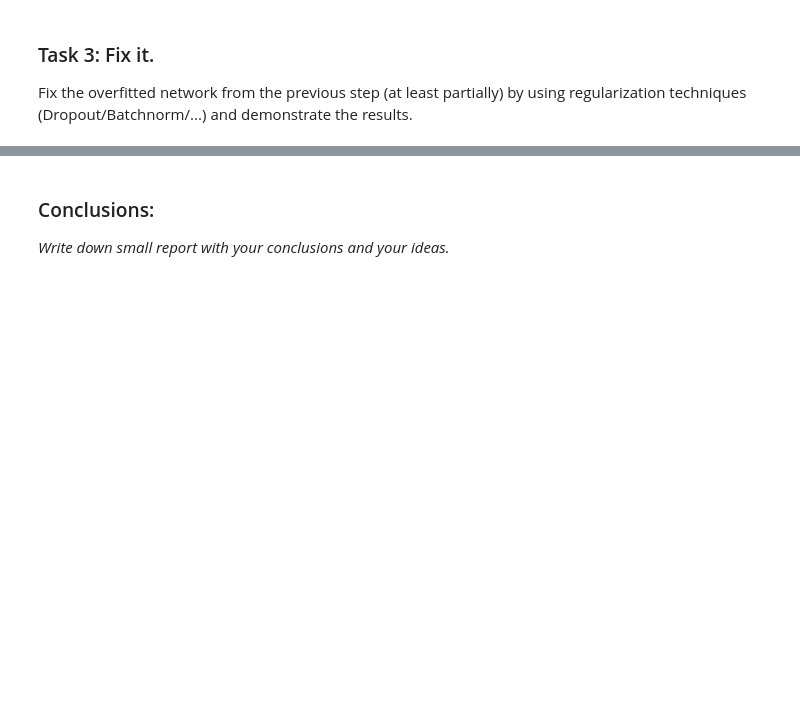
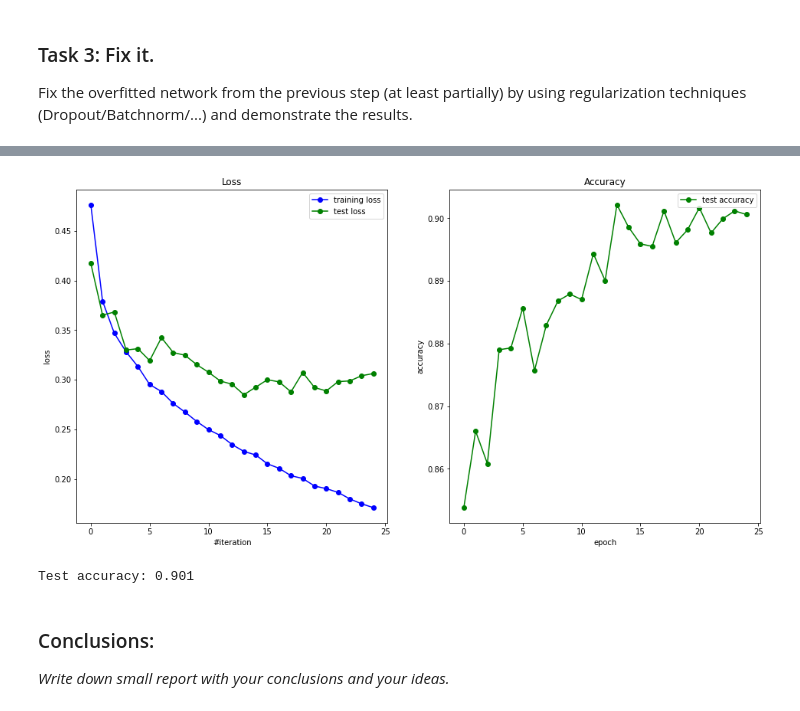
Before and after one commit to aeglushkov/made-ml-2021, a Jupyter notebook: homeworks/lab02_deep_learning/Lab2_DL_part2_overfitting.ipynb, the cells around one changed output, grey strips where cells are left out. Drawn from its saved outputs; the diff is of its cells as text; code cells hidden in the pictures; blank space fills up the shorter version.

```diff
--- a/homeworks/lab02_deep_learning/Lab2_DL_part2_overfitting.ipynb
+++ b/homeworks/lab02_deep_learning/Lab2_DL_part2_overfitting.ipynb
@@ -224,10 +339,19 @@ class FixedNeuralNetwork(nn.Module):
         self.model = nn.Sequential(
             nn.Flatten(), # This layer converts image into a vector to use Linear layers afterwards
             # Your network structure comes here
+            nn.Linear(input_shape, input_shape * 2),
+            nn.BatchNorm1d(input_shape * 2),
+            nn.Dropout(p=0.5),
+            nn.ReLU(),
+            nn.Linear(input_shape * 2, input_shape),
+            nn.BatchNorm1d(input_shape),
+            nn.Dropout(p=0.3),
+            nn.ReLU(),
             nn.Linear(input_shape, num_classes)
         )
 
     def forward(self, inp):
         out = self.model(inp)
+        return out
 # %%
 torchsummary.summary(FixedNeuralNetwork().to(device), (28*28,))
@@ -240,3 +376,71 @@ loss_func = # YOUR CODE HERE
+# %%
+model = FixedNeuralNetwork().to(device)
+opt = torch.optim.Adam(model.parameters()) # YOUR CODE HERE
+loss_func = nn.CrossEntropyLoss() # YOUR CODE HERE
+
+# Your experiments, come here
+train_loss_history = []
+test_loss_history = []
+test_accuracy_history = []
+n_epoch = 25
+
+for i in range(n_epoch):
+    # Training loop
+    model.train()
+    train_loss = 0
+    for x_batch, y_batch in train_loader:
+
+        opt.zero_grad()
+
+        predictions = model(x_batch.to(device)).cpu()
+        loss = loss_func(predictions, y_batch)
+
+        loss.backward()
+
+        train_loss += loss.item()
+
+        opt.step()
+    train_loss_history.append(train_loss / len(train_loader))
+
+    # Validation loop
+    test_accuracy = 0
+    test_loss = 0
+    model.eval()
+    for x_batch, y_batch in test_loader:
+        with torch.no_grad():
+            predictions = model(x_batch.to(device)).cpu()
+
+        loss = loss_func(predictions, y_batch)
+
+        test_loss += loss.item()
+        test_accuracy += accuracy_score(y_batch, np.argmax(predictions, axis=1))
+    test_loss_history.append(test_loss / len(test_loader))
+    test_accuracy_history.append(test_accuracy / len(test_loader))
+
+    # Visualize
+    if i > 0:
+        display.clear_output(wait=True)
+        plt.figure(1, figsize=(16, 8))
+
+        plt.subplot(121)
+        plt.title("Loss")
+        plt.xlabel("#iteration")
+        plt.ylabel("loss")
+        plt.plot(train_loss_history, '-bo', label='training loss')
+        plt.plot(test_loss_history, '-go', label='test loss')
+        plt.legend()
+
+        plt.subplot(122)
+        plt.title("Accuracy")
+        plt.xlabel("epoch")
+        plt.ylabel("accuracy")
+        plt.plot(test_accuracy_history, '-go', label='test accuracy')
+        plt.legend()
+        plt.show()
+    print(f"Test accuracy: {test_accuracy / len(test_loader):.3}")
+# %% [output]
+[figure, added]
+Test accuracy: 0.901
 # %% [markdown]
 ### Conclusions:
 _Write down small report with your conclusions and your ideas._
```
Also changed, not shown: parts of 12 cells of this notebook, 3 other files.
